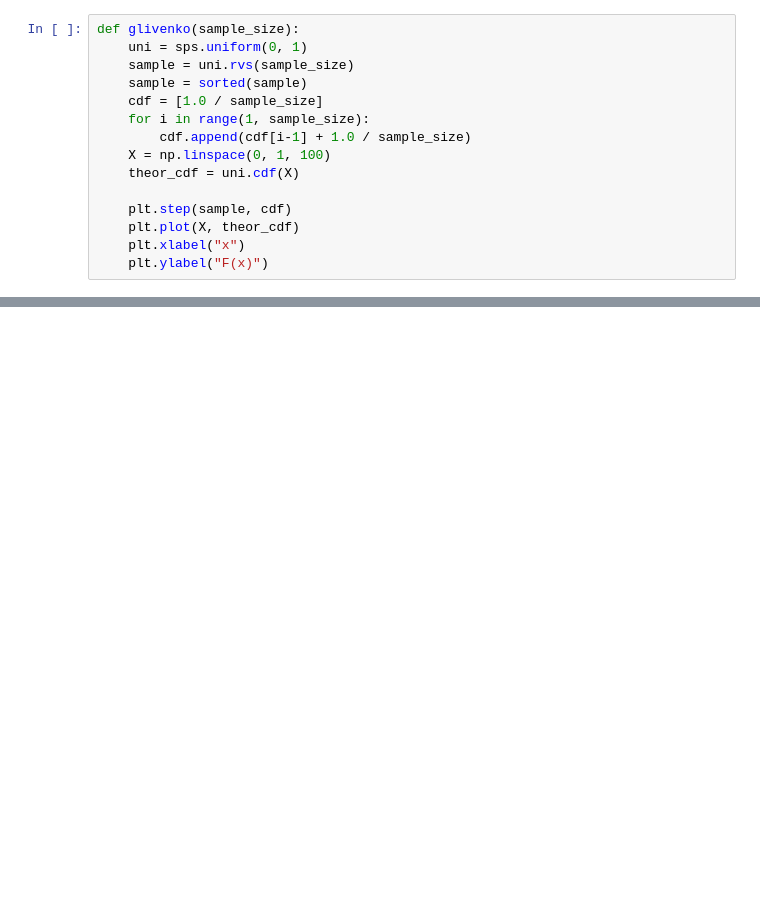
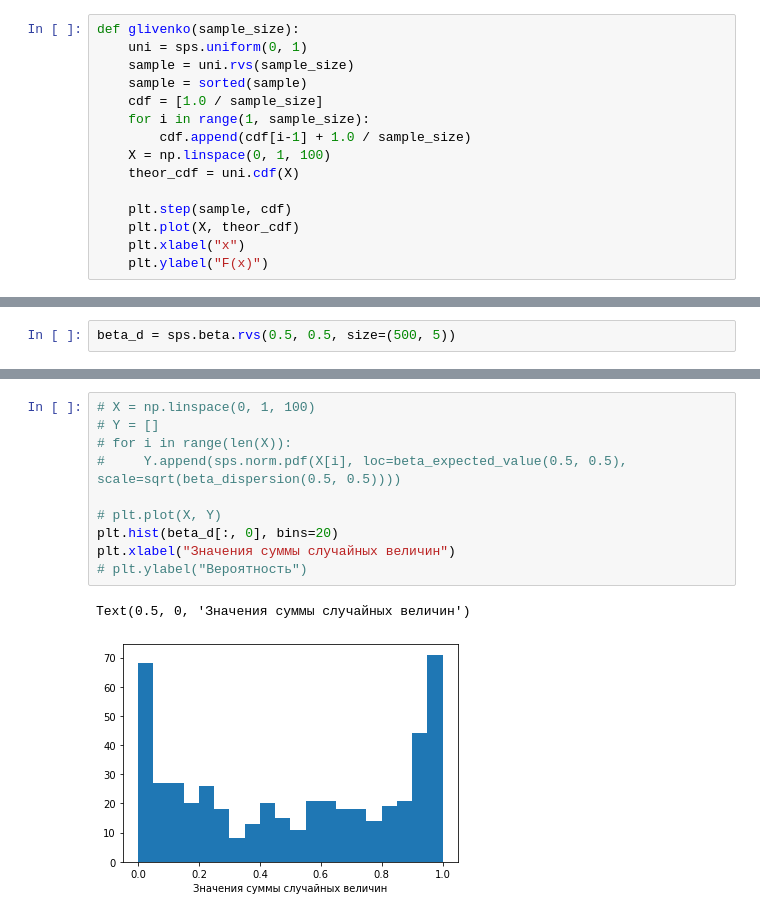
Before and after one commit to rdnply/statistics, a Jupyter notebook: limit_theorems.ipynb, the cells around one changed output, grey strips where cells are left out. Saved outputs shown, nothing was run; the diff lists cells and outputs as text; blank space fills up the shorter version.

```diff
--- a/limit_theorems.ipynb
+++ b/limit_theorems.ipynb
@@ -268,0 +269,2 @@ clt(500, create_mixed_variable, theor_pdf, (0, 6))
+# %%
+beta_d = sps.beta.rvs(0.5, 0.5, size=(500, 5))
@@ -268,0 +288,13 @@ clt(500, create_mixed_variable, theor_pdf, (0, 6))
+# %%
+# X = np.linspace(0, 1, 100)
+# Y = []
+# for i in range(len(X)):
+#     Y.append(sps.norm.pdf(X[i], loc=beta_expected_value(0.5, 0.5), scale=sqrt(beta_dispersion(0.5, 0.5))))
+
+# plt.plot(X, Y)
+plt.hist(beta_d[:, 0], bins=20)
+plt.xlabel("Значения суммы случайных величин")
+# plt.ylabel("Вероятность")
+# %% [output]
+Text(0.5, 0, 'Значения суммы случайных величин')
+[figure, added]
```
Also changed, not shown: parts of 21 cells of this notebook, 1 other file.
